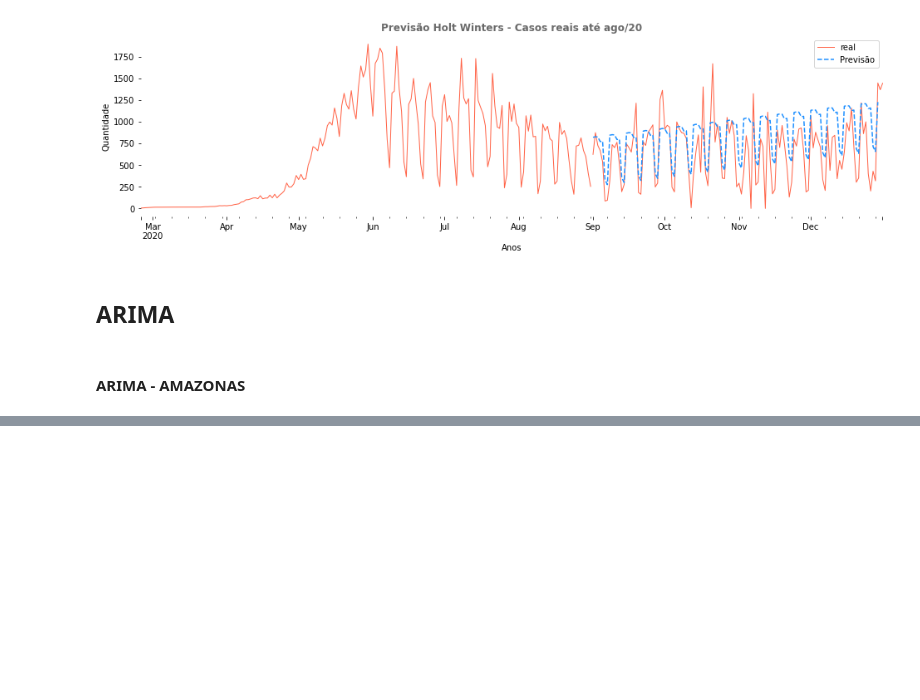
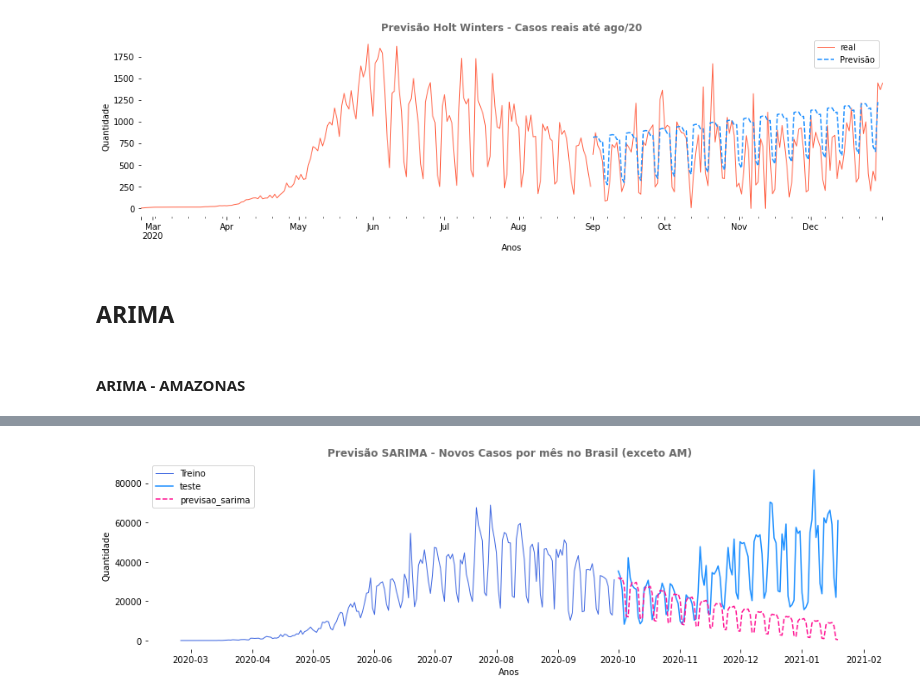
Before and after one commit to daianeklein/bootcamp-Alura, a Jupyter notebook: Desafio-Modulo4.ipynb, the cells around one changed output, grey strips where cells are left out. Saved outputs shown, nothing was run; the diff lists cells and outputs as text; code cells hidden in the pictures; blank space fills up the shorter version.

```diff
--- a/Desafio-Modulo4.ipynb
+++ b/Desafio-Modulo4.ipynb
@@ -1270,0 +1275,7 @@ plt.show()
+# %%
+# Separando os dados de treino e teste
+treino_sarima_br = covid_br[covid_br['data'] < '2020-09-30'][['data', 'casosNovos']].set_index('data').groupby(level=0).sum()
+teste_sarima_br = covid_br[covid_br['data'] > '2020-09-30'][['data', 'casosNovos']].set_index('data').groupby(level=0).sum()
+
+sarima_br = auto_arima(treino_sarima_br['casosNovos'].values, error_action='ignore', trace=True,
+                      seasonal=True, m =7)
@@ -1270,0 +1300,20 @@ plt.show()
+# %%
+previsao_sarima_br = sarima_br.predict(111)
+teste_sarima_br['previsao_sarima'] = previsao_sarima_br
+
+plt.figure(figsize=(15, 4))
+
+sns.lineplot(x='data', y='casosNovos', data = treino_sarima_br, label ='Treino', linewidth = 1, color='royalblue')
+sns.lineplot(x='data', y='casosNovos', data = teste_sarima_br, label='teste', linewidth = 1.5, color='dodgerblue')
+sns.lineplot(x='data', y='previsao_sarima', data=teste_sarima_br, label = 'previsao_sarima', linestyle = '--',
+            color='deeppink')
+
+plt.title('Previsão SARIMA - Novos Casos por mês no Brasil (exceto AM)', color='dimgrey', fontweight='bold')
+plt.legend()
+sns.despine(bottom=True, left=True)
+plt.ylabel('Quantidade', fontsize=10)
+plt.xlabel('Anos', fontsize=10)
+
+plt.show()
+# %% [output]
+[figure, added]
```
Also changed, not shown: parts of 20 cells of this notebook.
